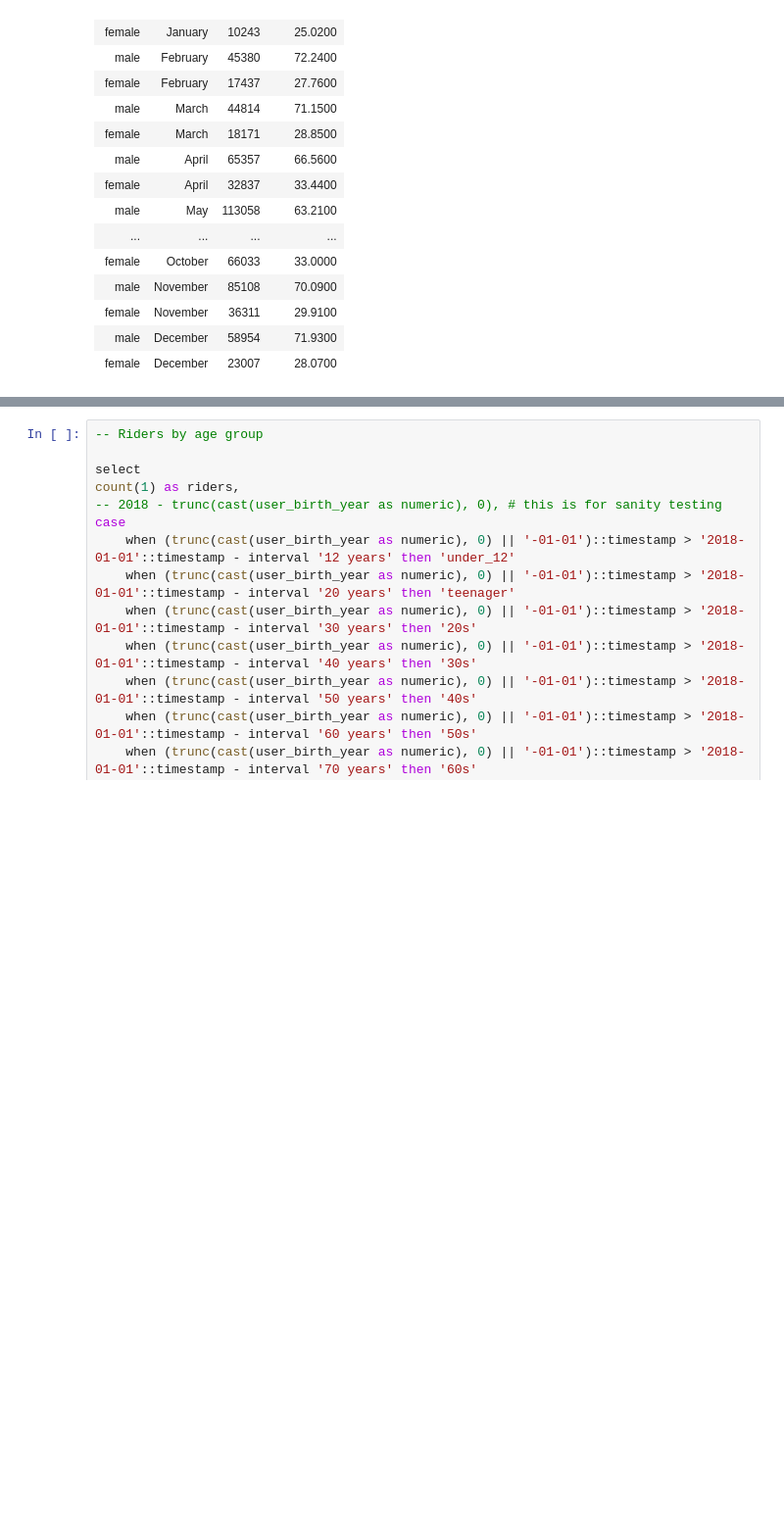
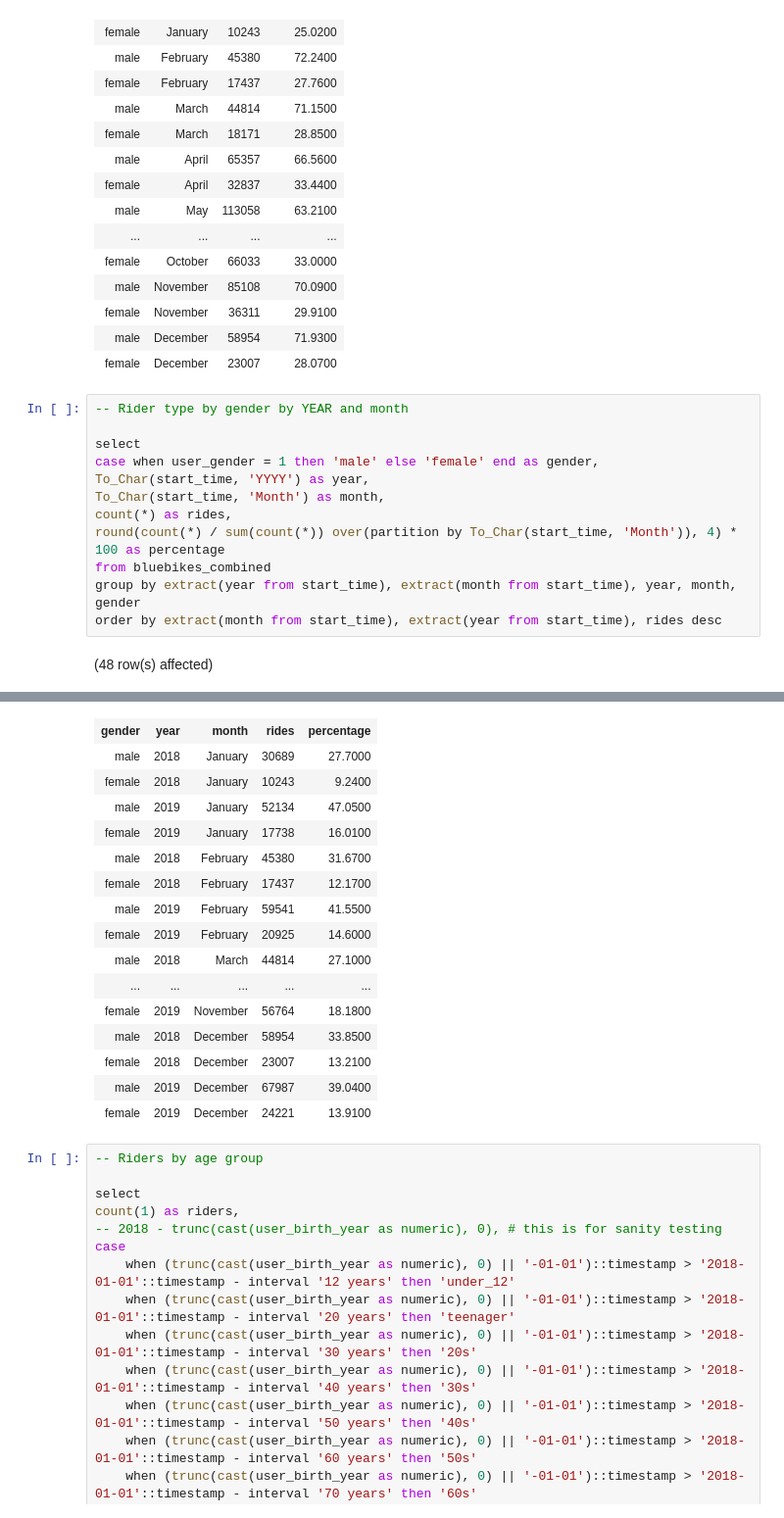
Before and after one commit to datapointchris/boston-bluebikes, a Jupyter notebook: queries.ipynb, the cells around one changed output, grey strips where cells are left out. Shown: that part at 98% size. Saved outputs shown, nothing was run; the diff lists cells and outputs as text; blank space fills up the shorter version.

Commit message:
✨ Add year comparison for weekdays

```diff
--- a/queries.ipynb
+++ b/queries.ipynb
@@ -136,3 +136,17 @@ Total execution time: 00:00:02.471
 | female | November | 36311 | 29.9100 |
 | male | December | 58954 | 71.9300 |
 | female | December | 23007 | 28.0700 |
+# %%
+-- Rider type by gender by YEAR and month
+
+select
+case when user_gender = 1 then 'male' else 'female' end as gender,
+To_Char(start_time, 'YYYY') as year,
+To_Char(start_time, 'Month') as month,
+count(*) as rides,
+round(count(*) / sum(count(*)) over(partition by To_Char(start_time, 'Month')), 4) * 100 as percentage
+from bluebikes_combined
+group by extract(year from start_time), extract(month from start_time), year, month, gender
+order by extract(month from start_time), extract(year from start_time), rides desc
+# %% [output]
+(48 row(s) affected)
@@ -139,3 +154,19 @@ Total execution time: 00:00:02.471
+| gender | year | month | rides | percentage |
+| male | 2018 | January | 30689 | 27.7000 |
+| female | 2018 | January | 10243 | 9.2400 |
+| male | 2019 | January | 52134 | 47.0500 |
+| female | 2019 | January | 17738 | 16.0100 |
+| male | 2018 | February | 45380 | 31.6700 |
+| female | 2018 | February | 17437 | 12.1700 |
+| male | 2019 | February | 59541 | 41.5500 |
+| female | 2019 | February | 20925 | 14.6000 |
+| male | 2018 | March | 44814 | 27.1000 |
+| ... | ... | ... | ... | ... |
+| female | 2019 | November | 56764 | 18.1800 |
+| male | 2018 | December | 58954 | 33.8500 |
+| female | 2018 | December | 23007 | 13.2100 |
+| male | 2019 | December | 67987 | 39.0400 |
+| female | 2019 | December | 24221 | 13.9100 |
 # %%
 -- Riders by age group
 
```
Also changed, not shown: parts of 4 cells of this notebook.
